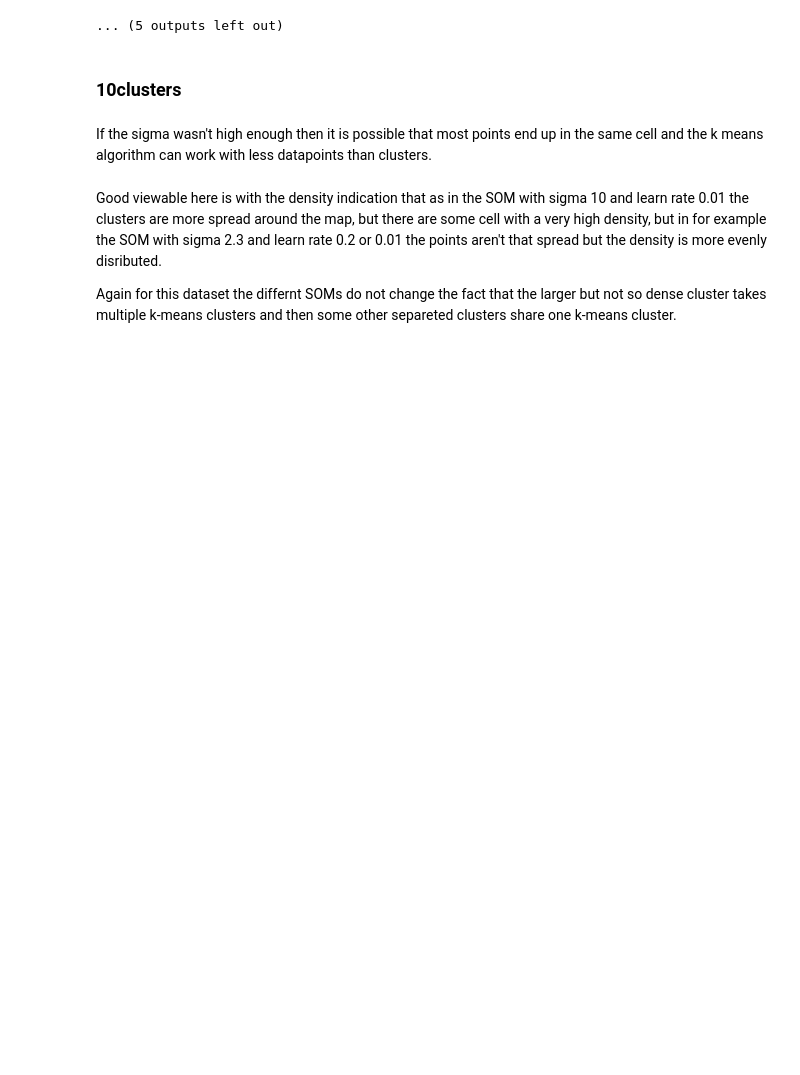
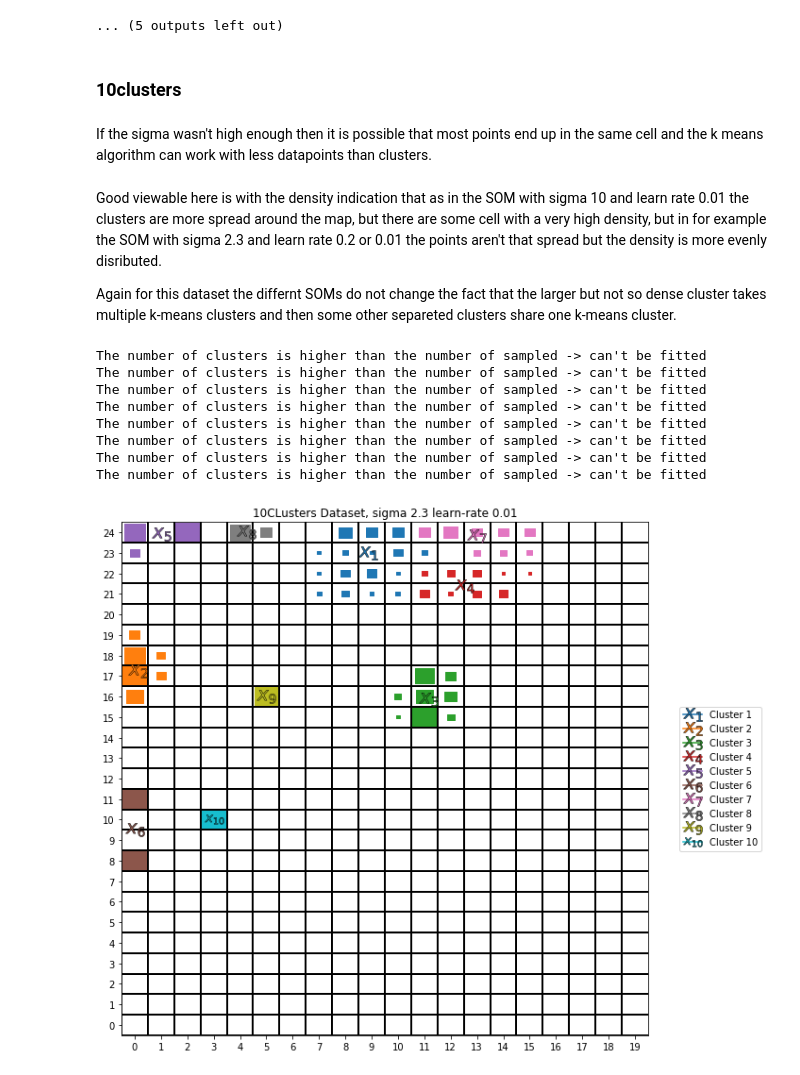
Before and after one commit to e08330864/SOM, a Jupyter notebook: SOM_k_means.ipynb, the cells around one changed output. Cells and saved outputs as stored; diff of their text form; code cells hidden in the pictures; blank space fills up the shorter version.

```diff
--- a/SOM_k_means.ipynb
+++ b/SOM_k_means.ipynb
@@ -508,7 +513,7 @@ for (x, y) in sizes:
                 ))
             try:
                 chainlink_kmeans_own.fit()
-                chainlink_kmeans_own.get_kmeans_plot(grid=True, density=(x > 40) or (y > 40), link_clusters=False, threshold=1.2)
+                chainlink_kmeans_own.get_kmeans_plot(title="ChainLink Dataset, sigma {} learn-rate {}".format(sigma, learning_rate), grid=True, density=(x < 40) and (y < 40), link_clusters=False, threshold=1.2)
             except ValueError:
                 print("The number of clusters is higher than the number of sampled -> can't be fitted")
 # %% [output]
@@ -537,17 +542,27 @@ Again for this dataset the differnt SOMs do not change the fact that the larger
 # %%
 clusters10_kmeans_own = MyKMeansOnSOMLib(k=10, n_init=100, max_iter=10000, random_state=42)
 for (x, y) in sizes:
     for sigma in sigmas:
         for learning_rate in learning_rates:
             clusters10_kmeans_own.load_files(
                 filePath=path_10clusters_own.format(
                     x,
                     y,
                     sigma,
                     learning_rate
                 ))
             try:
                 clusters10_kmeans_own.fit()
-                clusters10_kmeans_own.get_kmeans_plot(grid=True, density=(x > 40) or (y > 40), link_clusters=False, threshold=1.2)
+                clusters10_kmeans_own.get_kmeans_plot(title="10CLusters Dataset, sigma {} learn-rate {}".format(sigma, learning_rate), grid=True, density=(x < 40) and (y < 40), link_clusters=False, threshold=1.2)
             except ValueError:
                 print("The number of clusters is higher than the number of sampled -> can't be fitted")
+# %% [output]
+The number of clusters is higher than the number of sampled -> can't be fitted
+The number of clusters is higher than the number of sampled -> can't be fitted
+The number of clusters is higher than the number of sampled -> can't be fitted
+The number of clusters is higher than the number of sampled -> can't be fitted
+The number of clusters is higher than the number of sampled -> can't be fitted
+The number of clusters is higher than the number of sampled -> can't be fitted
+The number of clusters is higher than the number of sampled -> can't be fitted
+The number of clusters is higher than the number of sampled -> can't be fitted
+[figure, added]
```
Also changed, not shown: parts of 8 cells of this notebook.
